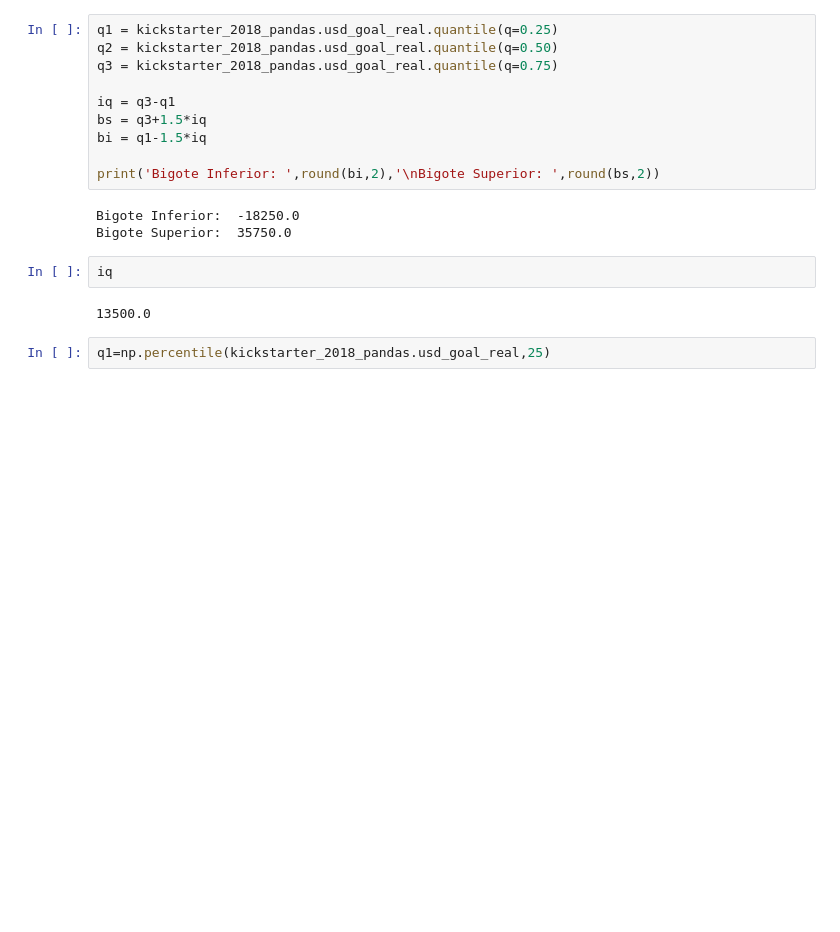
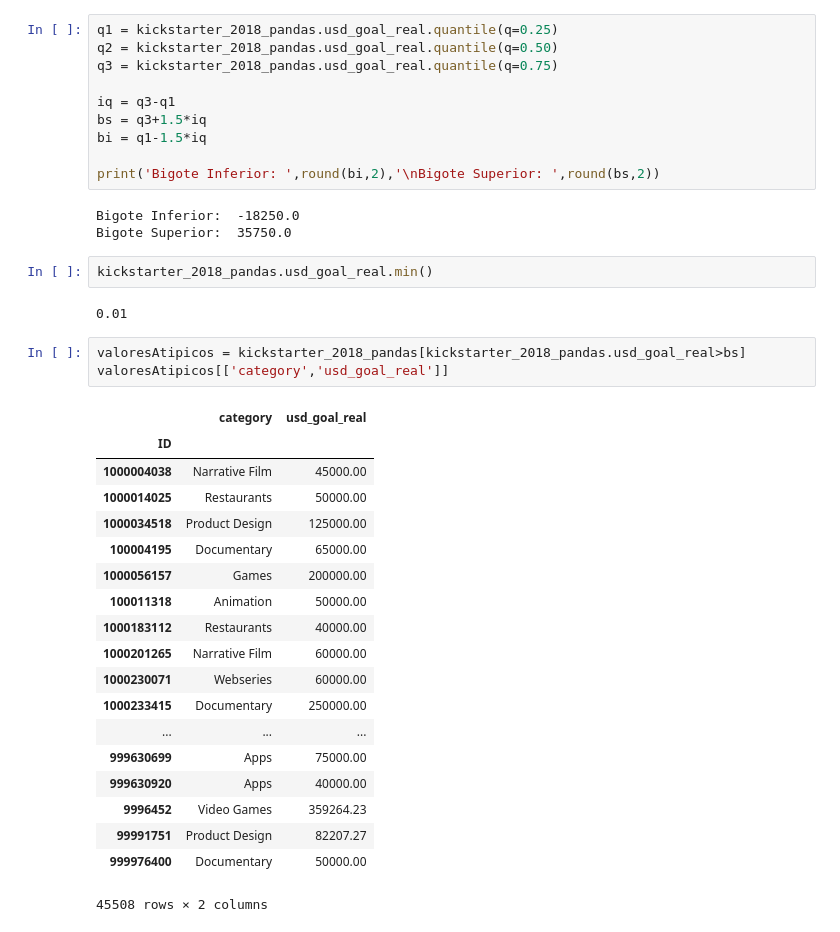
Before and after one commit to nair36/AnalisisYCuracion, a Jupyter notebook: AnalisisYCuracion_P1.ipynb, the cells around one changed output. Saved outputs shown, nothing was run; the diff lists cells and outputs as text; blank space fills up the shorter version.

```diff
--- a/AnalisisYCuracion_P1.ipynb
+++ b/AnalisisYCuracion_P1.ipynb
@@ -401,9 +381,30 @@ print('Bigote Inferior: ',round(bi,2),'\nBigote Superior: ',round(bs,2))
 # %% [output]
 Bigote Inferior:  -18250.0
 Bigote Superior:  35750.0
-# %%
-iq
-# %% [output]
-13500.0
-# %%
-q1=np.percentile(kickstarter_2018_pandas.usd_goal_real,25)
+# %%
+kickstarter_2018_pandas.usd_goal_real.min()
+# %% [output]
+0.01
+# %%
+valoresAtipicos = kickstarter_2018_pandas[kickstarter_2018_pandas.usd_goal_real>bs]
+valoresAtipicos[['category','usd_goal_real']]
+# %% [output]
+|  | category | usd_goal_real |
+| ID |  |  |
+| 1000004038 | Narrative Film | 45000.00 |
+| 1000014025 | Restaurants | 50000.00 |
+| 1000034518 | Product Design | 125000.00 |
+| 100004195 | Documentary | 65000.00 |
+| 1000056157 | Games | 200000.00 |
+| 100011318 | Animation | 50000.00 |
+| 1000183112 | Restaurants | 40000.00 |
+| 1000201265 | Narrative Film | 60000.00 |
+| 1000230071 | Webseries | 60000.00 |
+| 1000233415 | Documentary | 250000.00 |
+| ... | ... | ... |
+| 999630699 | Apps | 75000.00 |
+| 999630920 | Apps | 40000.00 |
+| 9996452 | Video Games | 359264.23 |
+| 99991751 | Product Design | 82207.27 |
+| 999976400 | Documentary | 50000.00 |
+45508 rows × 2 columns
```
Also changed, not shown: parts of 9 cells of this notebook.
